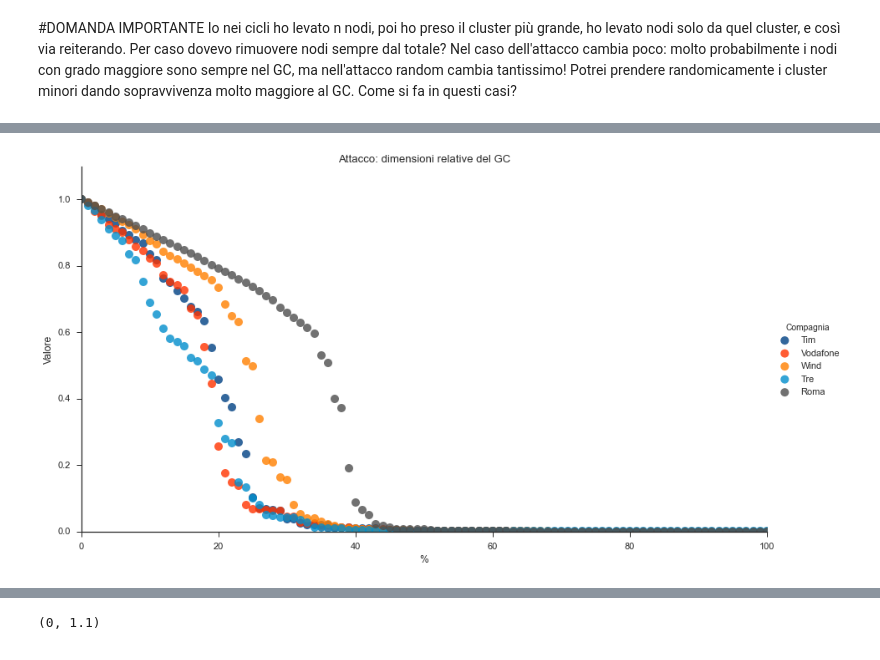
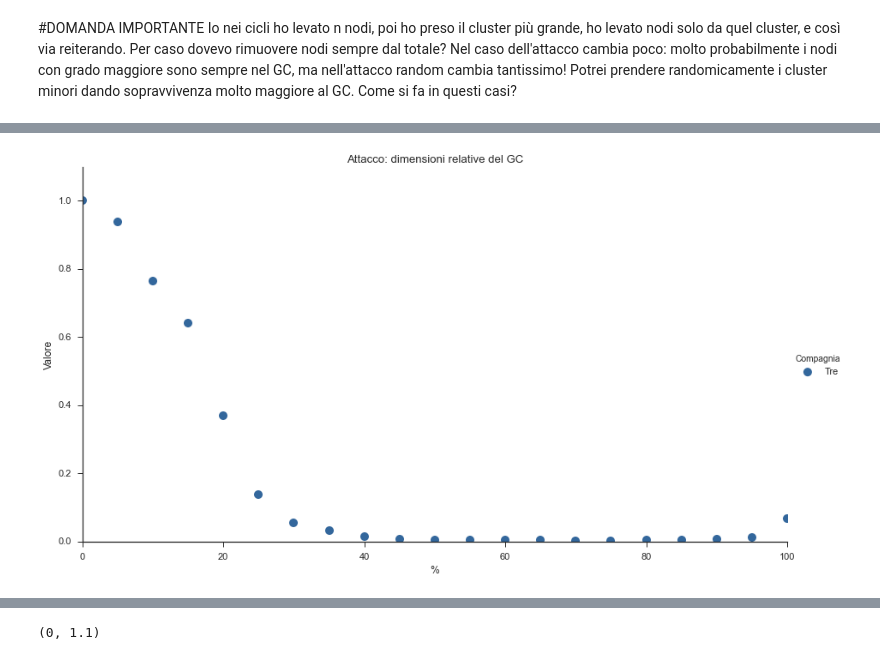
Before and after one commit to FedericoMuciaccia/SistemiComplessi, a Jupyter notebook: src/Iuri.ipynb, the cells around one changed output, grey strips where cells are left out. Saved outputs shown, nothing was run; the diff lists cells and outputs as text; code cells hidden in the pictures.

```diff
--- a/src/Iuri.ipynb
+++ b/src/Iuri.ipynb
@@ -400,7 +400,7 @@ def attacco(compagnia, steps):
         ascisse.append(i)
         aziendaFinal.append(compagnia)
 
-
+        graphSize = networkx.number_of_nodes(grafoFinal)
         #diametro.append(networkx.diameter(giantCluster, e=None))
         relSizeGC.append(networkx.number_of_nodes(giantCluster)/float(graphSize))
 
@@ -436,8 +436,8 @@ def randomFailure(compagnia, steps):
         ascisse.append(i)
         aziendaFinal.append(compagnia)
 
-
-        #diametro.append(networkx.diameter(giantCluster, e=None))
+        graphSize = networkx.number_of_nodes(grafoFinal)
+        diametro.append(networkx.diameter(giantCluster, e=None))
         relSizeGC.append(networkx.number_of_nodes(giantCluster)/float(graphSize))
 
 def modelAttack(modello, steps):
@@ -447,7 +447,7 @@ def modelAttack(modello, steps):
         #print grado
         grafico = degreeDistributionLog(gradoFinal, 'Erdos-Renyi', '#4d4d4d')
     if(modello == 'Barabasi-Abert'):
-        grafoFinal = networkx.barabasi_albert_graph(1500, 2)
+        grafoFinal = networkx.barabasi_albert_graph(1500, 40)
         gradoFinal = grafoFinal.degree().values()
         #print grado
         grafico = degreeDistributionLog(gradoFinal, 'Barabasi', '#ff3300')
@@ -486,23 +486,23 @@ def modelAttack(modello, steps):
         ascisse.append(i)
         aziendaFinal.append(modello)
 
-
-        diametro.append(networkx.diameter(giantCluster, e=None))
+        graphSize = networkx.number_of_nodes(grafoFinal)
+#        diametro.append(networkx.diameter(giantCluster, e=None))
         relSizeGC.append(networkx.number_of_nodes(giantCluster)/float(graphSize))
 
 def modelFailure(modello, steps):
     if(modello == 'Erdos-Renyi'):
-        grafoFinal = networkx.erdos_renyi_graph(1500, 0.0025)
+        grafoFinal = networkx.erdos_renyi_graph(1500, 0.05)
         gradoFinal = grafoFinal.degree().values()
         #print grado
         grafico = degreeDistributionLog(gradoFinal, 'Erdos-Renyi', '#4d4d4d')
     if(modello == 'Barabasi-Abert'):
-        grafoFinal = networkx.barabasi_albert_graph(1500, 10)
+        grafoFinal = networkx.barabasi_albert_graph(1500, 40)
         gradoFinal = grafoFinal.degree().values()
         #print grado
         grafico = degreeDistributionLog(gradoFinal, 'Barabasi', '#ff3300')
     if(modello == 'Watts-Strogatz'):
-        grafoFinal = networkx.watts_strogatz_graph(1500, 10, 2)
+        grafoFinal = networkx.watts_strogatz_graph(1500, 37, 1)
         gradoFinal = grafoFinal.degree().values()
         #print grado
         grafico = degreeDistributionLog(gradoFinal, 'Watts', '#47d147')
@@ -537,6 +537,7 @@ def modelFailure(modello, steps):
         ascisse.append(i)
         aziendaFinal.append(modello)
 
+        graphSize = networkx.number_of_nodes(grafoFinal)
         diametro.append(networkx.diameter(giantCluster, e=None))
         relSizeGC.append(networkx.number_of_nodes(giantCluster)/float(graphSize))
 
@@ -545,7 +546,8 @@ colori = ['#004184','#ff3300','#ff8000','#018ECC', '#4d4d4d']
 import seaborn
 #Attacco
 
-gestore = ["Tim", "Vodafone", "Wind", "Tre", "Roma"]
+#gestore = ["Tim", "Vodafone", "Wind", "Tre", "Roma"]
+gestore = ["Tre"]
 
 diametro = []
 relSizeGC = []
@@ -555,8 +557,8 @@ ascisse = []
 %matplotlib inline
 
 for provider in gestore:
-    %time attacco(provider,100)
-#    attacco(provider, 20)
+#    %time attacco(provider,100)
+    attacco(provider, 20)
 
 datiFinal = pandas.DataFrame()
 
@@ -605,4 +597,4 @@ Wall time: 1min 28s
-[figure, old version]
+[figure, new version]
 # %%
 #Failure
 
```
Also changed, not shown: parts of 6 cells of this notebook, 4 other files.
